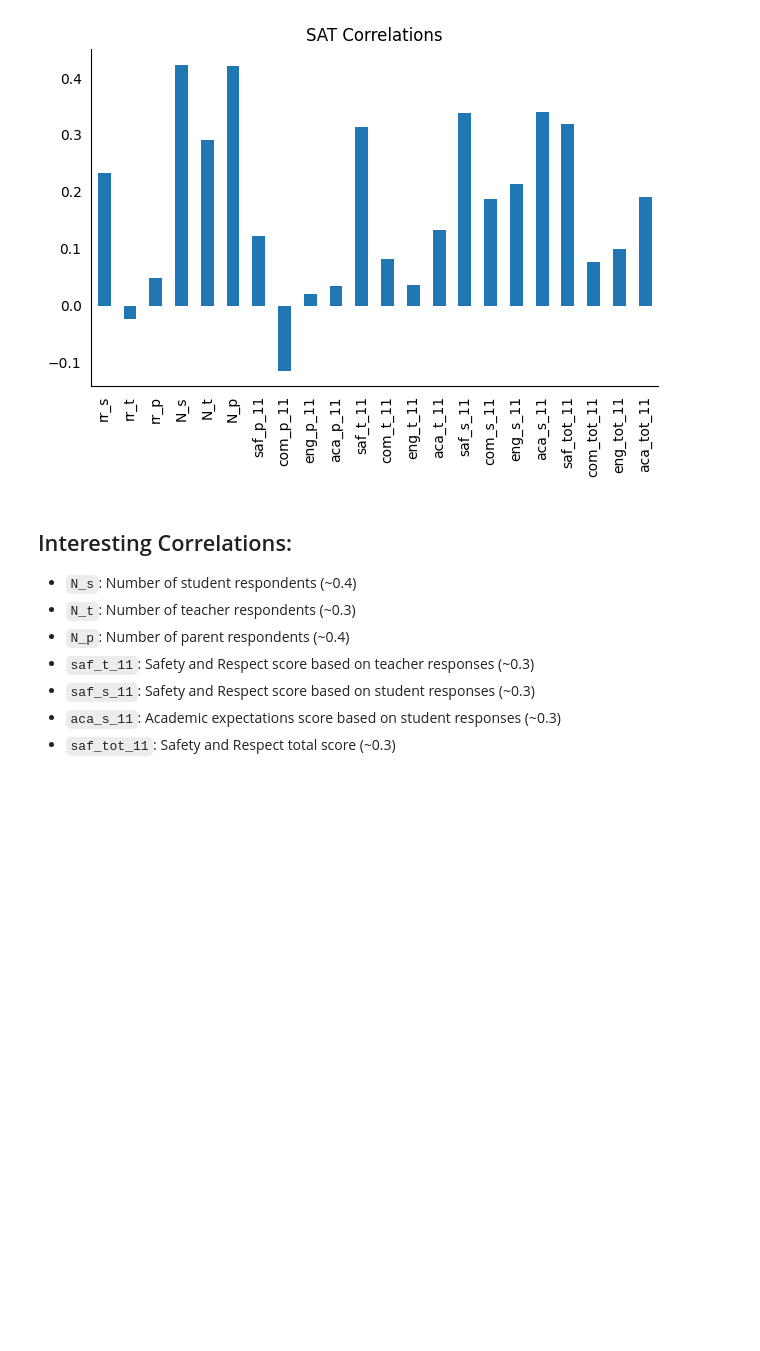
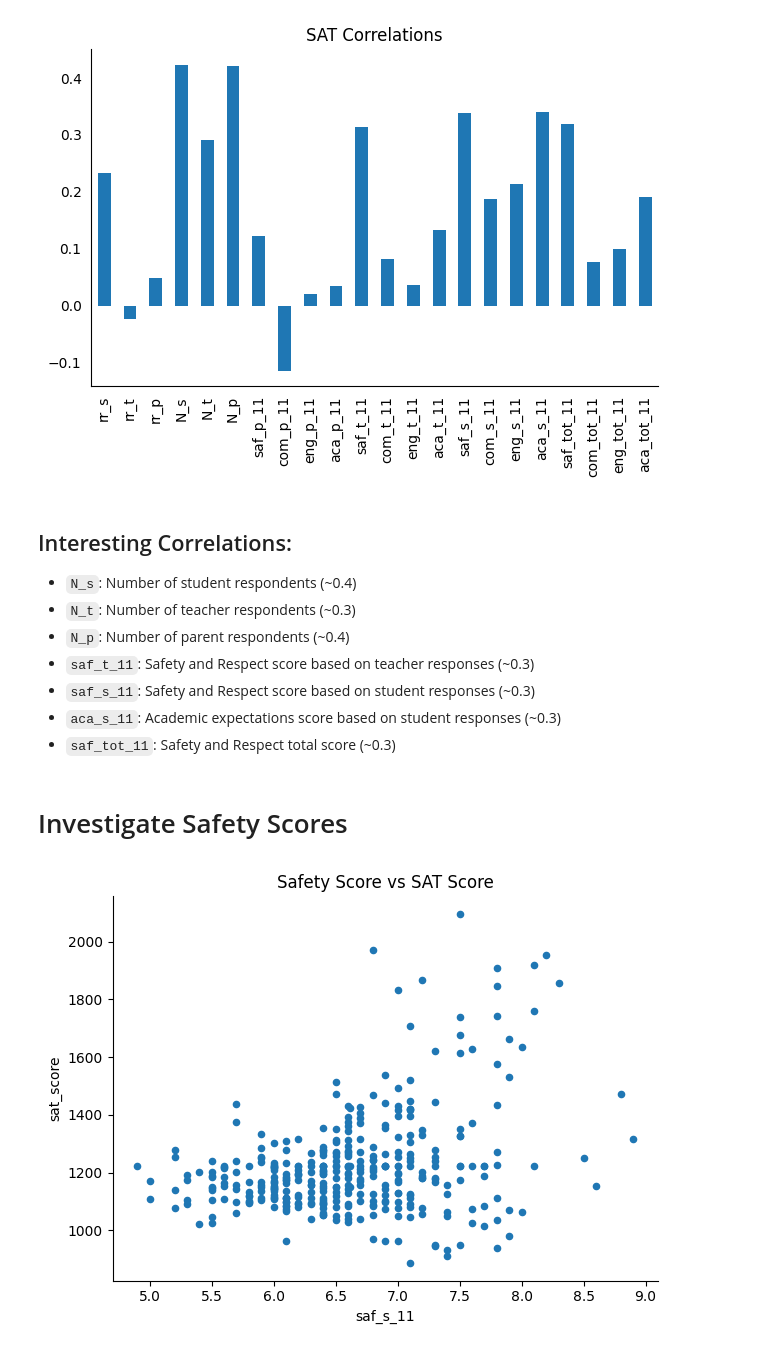
Before and after one commit to jastro-dev/dq-nyc-high-school-analysis, a Jupyter notebook: main_notebook.ipynb, the cells around one changed output. Drawn from its saved outputs; the diff is of its cells as text; code cells hidden in the pictures; blank space fills up the shorter version.

Commit message:
add safety score investigation

```diff
--- a/main_notebook.ipynb
+++ b/main_notebook.ipynb
@@ -208,3 +208,17 @@ plt.show()
 - `saf_s_11`: Safety and Respect score based on student responses (~0.3)
 - `aca_s_11`: Academic expectations score based on student responses (~0.3)
 - `saf_tot_11`: Safety and Respect total score (~0.3)
+# %% [markdown]
+# Investigate Safety Scores
+# %%
+combined.plot.scatter(x='saf_s_11', y='sat_score')
+
+plt.title('Safety Score vs SAT Score')
+
+plt.tight_layout()
+sns.despine()
+
+plt.savefig('visualizations/safety_vs_sat.png')
+plt.show()
+# %% [output]
+[figure, added]
```
Also changed, not shown: 1 other file.
